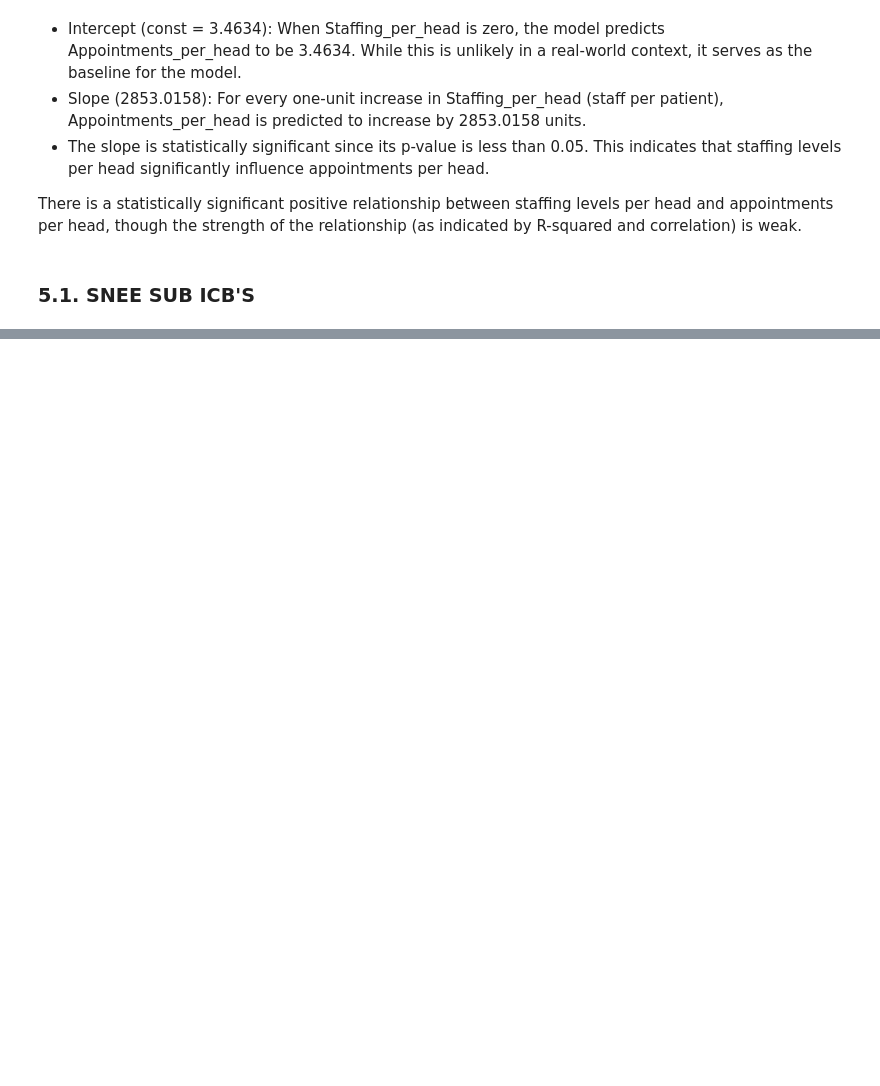
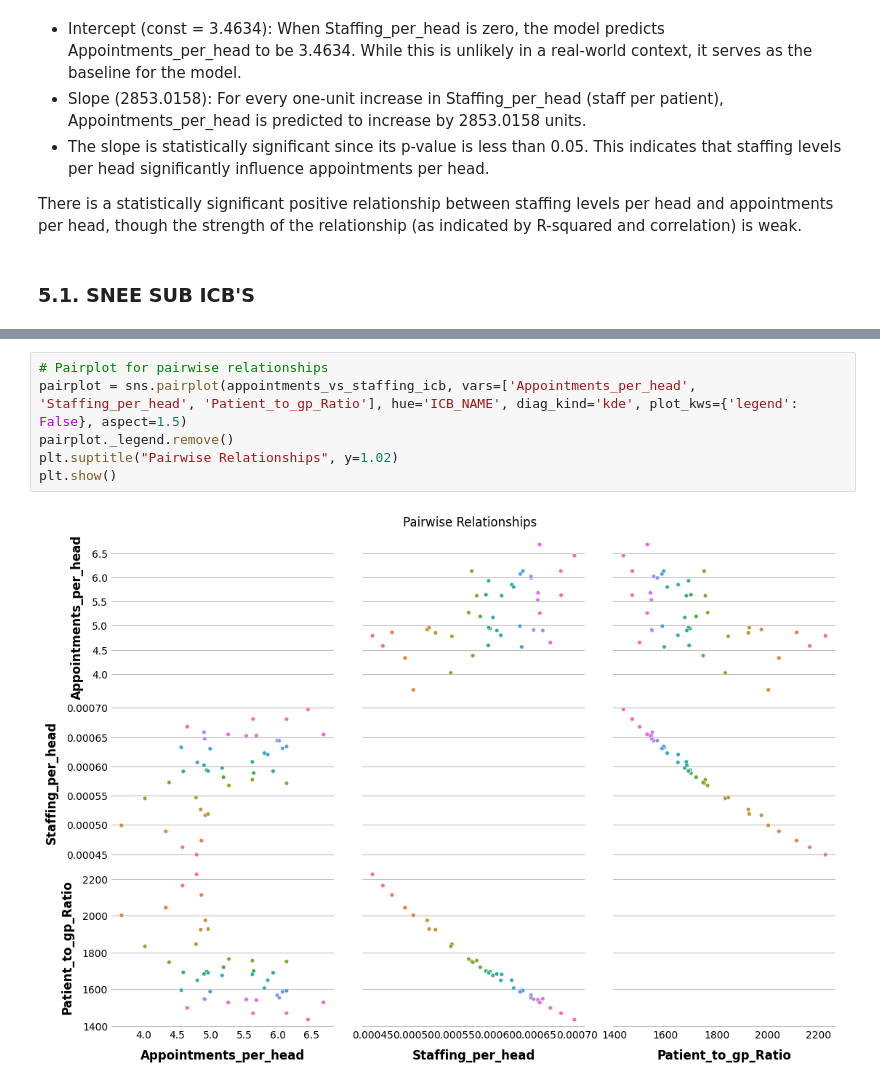
Before and after one commit to Norfolk-Suffolk-ICS/PrimaryCareDemandAndCapacity, a Jupyter notebook: notebooks/2e_Appointments_vs_staffing.ipynb, the cells around one changed output, grey strips where cells are left out. Saved outputs shown, nothing was run; the diff lists cells and outputs as text; blank space fills up the shorter version.

```diff
--- a/notebooks/2e_Appointments_vs_staffing.ipynb
+++ b/notebooks/2e_Appointments_vs_staffing.ipynb
@@ -423,0 +440,8 @@ plt.show()
+# %%
+# Pairplot for pairwise relationships
+pairplot = sns.pairplot(appointments_vs_staffing_icb, vars=['Appointments_per_head', 'Staffing_per_head', 'Patient_to_gp_Ratio'], hue='ICB_NAME', diag_kind='kde', plot_kws={'legend': False}, aspect=1.5)
+pairplot._legend.remove()
+plt.suptitle("Pairwise Relationships", y=1.02)
+plt.show()
+# %% [output]
+[figure, added]
```
Also changed, not shown: parts of 41 cells of this notebook.
